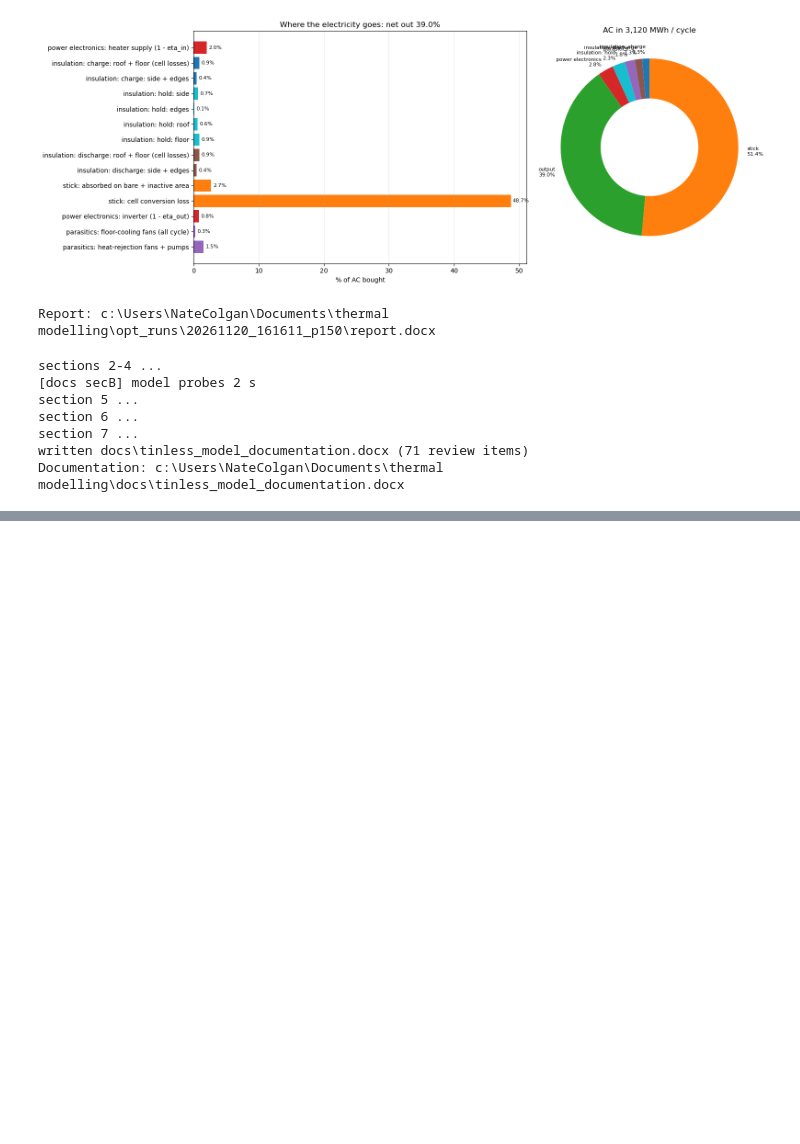
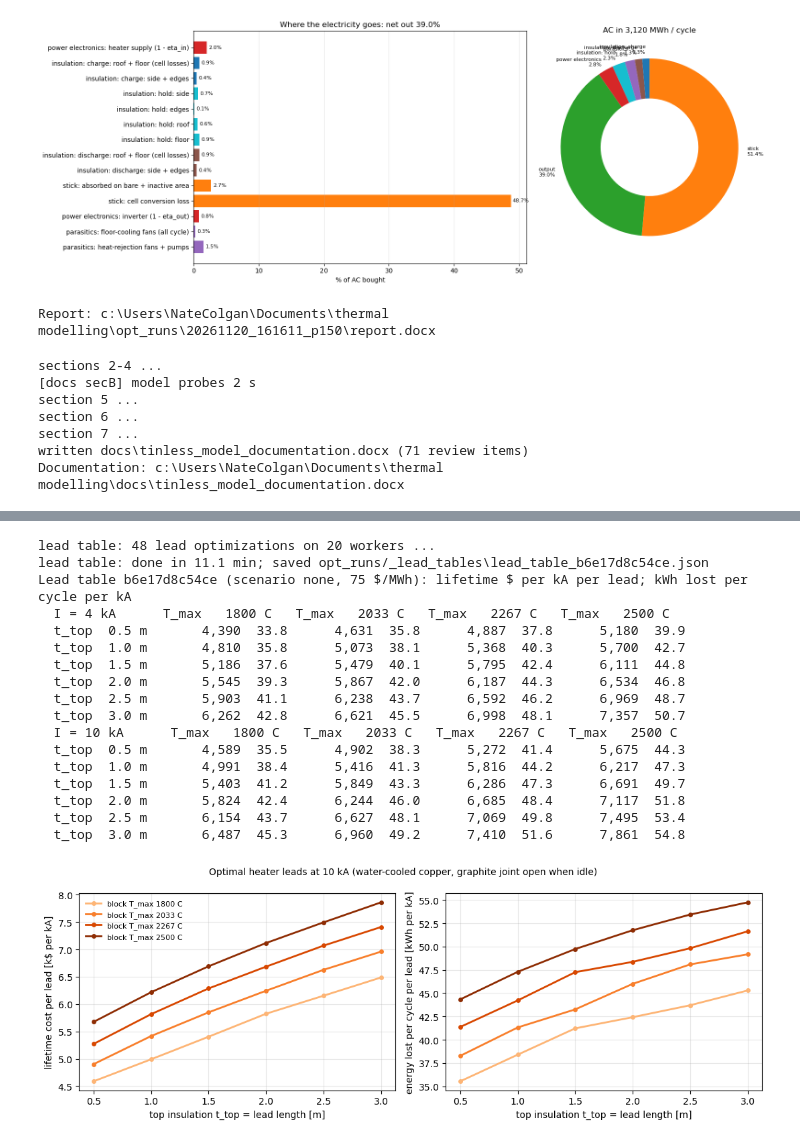
Before and after one commit to nate-colgan/python-models, a Jupyter notebook: tinless system optimizer.ipynb, the cells around one changed output, grey strips where cells are left out. Drawn from its saved outputs; the diff is of its cells as text; code cells hidden in the pictures; blank space fills up the shorter version.

```diff
--- a/tinless system optimizer.ipynb
+++ b/tinless system optimizer.ipynb
@@ -424,0 +786,50 @@ Documentation: c:\Users\NateColgan\Documents\thermal modelling\docs\tinless_mode
+# %%
+# -- Heater lead table used by the system optimizer (built in the opt_leads cell) -----
+# Optimal leads (water-cooled copper; graphite joint open when idle) on t_top x block T_max at two
+# currents, built with the cost weights and lead inputs above. The system optimizer will interpolate it
+# (HL.LeadTable: linear in t_top and T_max, per ampere linear in current) instead of optimizing leads for
+# every design. Cached in opt_runs/_lead_tables under a hash of all its inputs: rebuilt only when the
+# costs, scenario or lead inputs change. ~10-15 min to build (process pool).
+# the table the system optimizer uses (opt_leads cell); built here if that cell ran with USE_LEAD_TABLE = False
+if 'lead_table' not in globals():
+    lead_table = HL.build_lead_table(lead_cfg, LEAD_COST_INPUTS, LEAD_INPUTS, LEAD_TABLE)
+print(lead_table.summary())
+
+_g = lead_table.data['grid']
+_rows = {(r['I_kA'], r['t_top'], r['T_max_C']): r for r in lead_table.data['rows']}
+_I = _g['I_kA'][-1]
+_fig, _axs = plt.subplots(1, 2, figsize=(11, 4))
+_cmap = plt.get_cmap('Oranges')
+for _j, _T in enumerate(_g['T_max_C']):
+    _c = _cmap(0.35 + 0.6 * _j / max(len(_g['T_max_C']) - 1, 1))
+    _ok = [t for t in _g['t_top'] if _rows[(_I, t, _T)].get('ok')]
+    _axs[0].plot(_ok, [_rows[(_I, t, _T)]['total'] / _I / 1e3 for t in _ok], 'o-', color=_c, lw=2, ms=4,
+                 label=f"block T_max {_T:.0f} C")
+    _axs[1].plot(_ok, [_rows[(_I, t, _T)]['E_cycle_kWh'] / _I for t in _ok], 'o-', color=_c, lw=2, ms=4)
+_axs[0].set_ylabel('lifetime cost per lead [k$ per kA]')
+_axs[1].set_ylabel('energy lost per cycle per lead [kWh per kA]')
+for _ax in _axs:
+    _ax.set_xlabel('top insulation t_top = lead length [m]')
+    _ax.grid(alpha=0.3)
+_axs[0].legend(frameon=False, fontsize=8)
+_fig.suptitle(f"Optimal heater leads at {_I:g} kA (water-cooled copper, graphite joint open when idle)", fontsize=10)
+plt.tight_layout(); plt.show()
+# %% [output]
+lead table: 48 lead optimizations on 20 workers ...
+lead table: done in 11.1 min; saved opt_runs/_lead_tables\lead_table_b6e17d8c54ce.json
+Lead table b6e17d8c54ce (scenario none, 75 $/MWh): lifetime $ per kA per lead; kWh lost per cycle per kA
+  I = 4 kA      T_max   1800 C   T_max   2033 C   T_max   2267 C   T_max   2500 C
+  t_top  0.5 m       4,390  33.8      4,631  35.8      4,887  37.8      5,180  39.9
+  t_top  1.0 m       4,810  35.8      5,073  38.1      5,368  40.3      5,700  42.7
+  t_top  1.5 m       5,186  37.6      5,479  40.1      5,795  42.4      6,111  44.8
+  t_top  2.0 m       5,545  39.3      5,867  42.0      6,187  44.3      6,534  46.8
+  t_top  2.5 m       5,903  41.1      6,238  43.7      6,592  46.2      6,969  48.7
+  t_top  3.0 m       6,262  42.8      6,621  45.5      6,998  48.1      7,357  50.7
+  I = 10 kA      T_max   1800 C   T_max   2033 C   T_max   2267 C   T_max   2500 C
+  t_top  0.5 m       4,589  35.5      4,902  38.3      5,272  41.4      5,675  44.3
+  t_top  1.0 m       4,991  38.4      5,416  41.3      5,816  44.2      6,217  47.3
+  t_top  1.5 m       5,403  41.2      5,849  43.3      6,286  47.3      6,691  49.7
+  t_top  2.0 m       5,824  42.4      6,244  46.0      6,685  48.4      7,117  51.8
+  t_top  2.5 m       6,154  43.7      6,627  48.1      7,069  49.8      7,495  53.4
+  t_top  3.0 m       6,487  45.3      6,960  49.2      7,410  51.6      7,861  54.8
+[figure, added]
```
Also changed, not shown: parts of 10 cells of this notebook, 20 other files.
